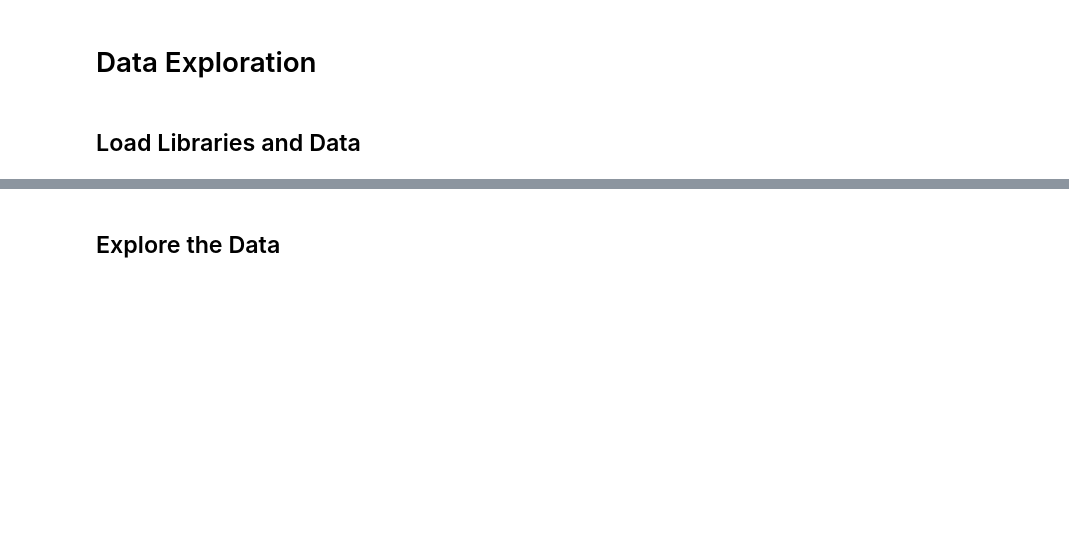
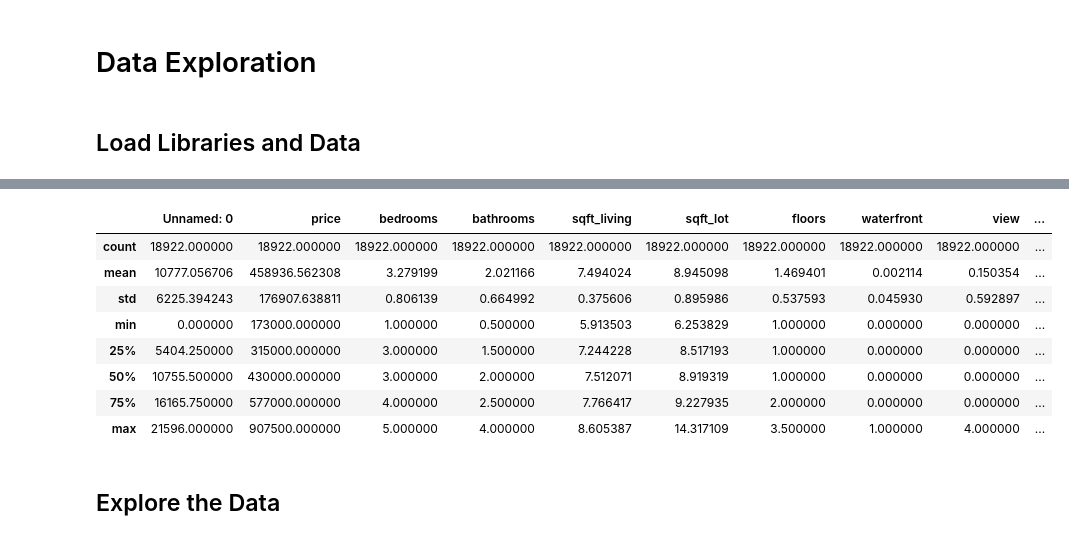
Before and after one commit to MJ-AllDay-67/Project_2_Regression, a Jupyter notebook: project_notebook.ipynb, the cells around one changed output, grey strips where cells are left out. Drawn from its saved outputs; the diff is of its cells as text; code cells hidden in the pictures; blank space fills up the shorter version.

```diff
--- a/project_notebook.ipynb
+++ b/project_notebook.ipynb
@@ -26,3 +25,15 @@ df.head()
+# %%
+df.describe()
+# %% [output]
+|  | Unnamed: 0 | price | bedrooms | bathrooms | sqft_living | sqft_lot | floors | waterfront | view | ... |
+| count | 18922.000000 | 18922.000000 | 18922.000000 | 18922.000000 | 18922.000000 | 18922.000000 | 18922.000000 | 18922.000000 | 18922.000000 | ... |
+| mean | 10777.056706 | 458936.562308 | 3.279199 | 2.021166 | 7.494024 | 8.945098 | 1.469401 | 0.002114 | 0.150354 | ... |
+| std | 6225.394243 | 176907.638811 | 0.806139 | 0.664992 | 0.375606 | 0.895986 | 0.537593 | 0.045930 | 0.592897 | ... |
+| min | 0.000000 | 173000.000000 | 1.000000 | 0.500000 | 5.913503 | 6.253829 | 1.000000 | 0.000000 | 0.000000 | ... |
+| 25% | 5404.250000 | 315000.000000 | 3.000000 | 1.500000 | 7.244228 | 8.517193 | 1.000000 | 0.000000 | 0.000000 | ... |
+| 50% | 10755.500000 | 430000.000000 | 3.000000 | 2.000000 | 7.512071 | 8.919319 | 1.000000 | 0.000000 | 0.000000 | ... |
+| 75% | 16165.750000 | 577000.000000 | 4.000000 | 2.500000 | 7.766417 | 9.227935 | 2.000000 | 0.000000 | 0.000000 | ... |
+| max | 21596.000000 | 907500.000000 | 5.000000 | 4.000000 | 8.605387 | 14.317109 | 3.500000 | 1.000000 | 4.000000 | ... |
 # %% [markdown]
 ## Explore the Data
 # %%
```
Also changed, not shown: parts of 8 cells of this notebook, 4 other files.
